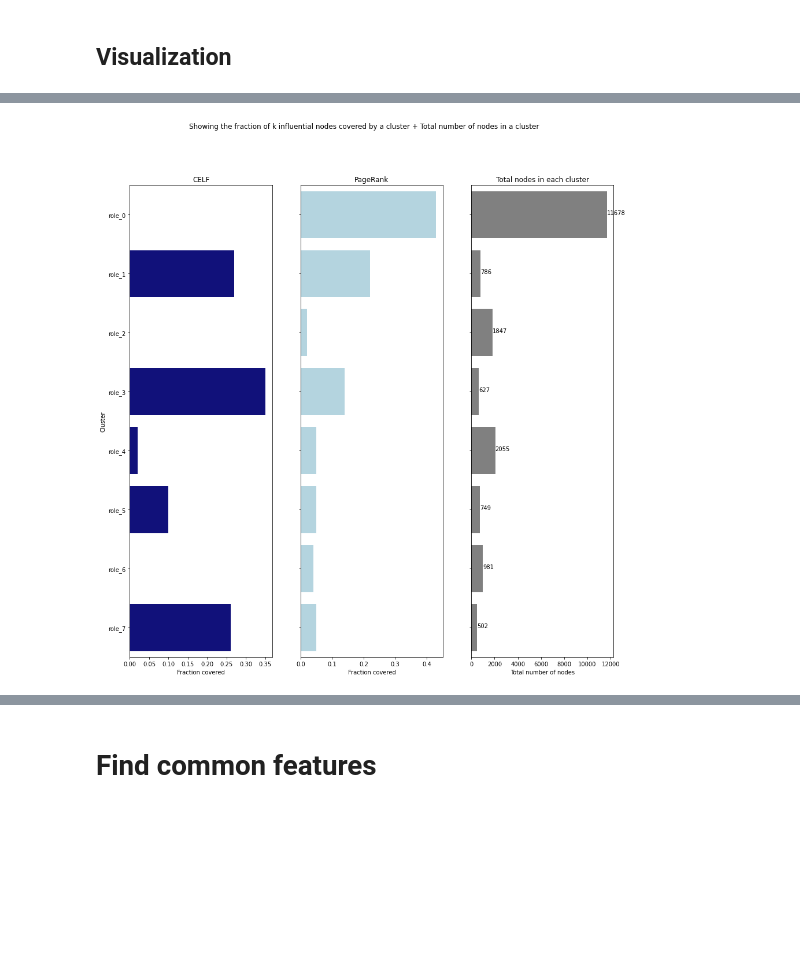
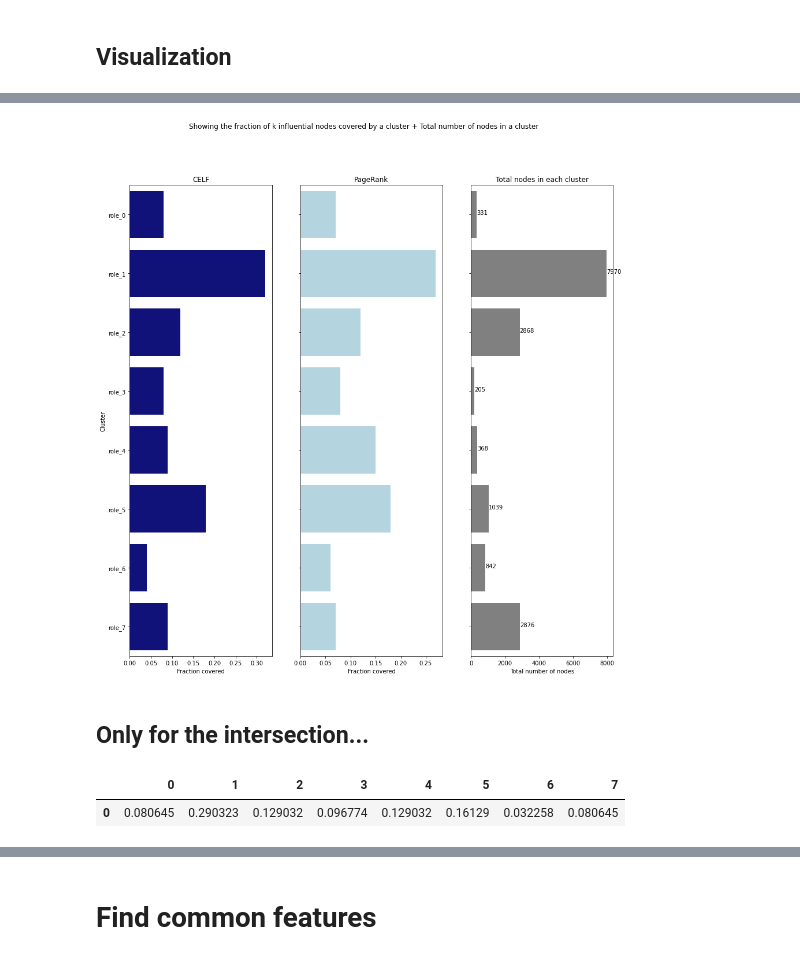
Before and after one commit to alexcosta13/twitter-superspreaders, a Jupyter notebook: 04_results_and_visualization.ipynb, the cells around one changed output, grey strips where cells are left out. Cells and saved outputs as stored; diff of their text form; code cells hidden in the pictures; blank space fills up the shorter version.

```diff
--- a/04_results_and_visualization.ipynb
+++ b/04_results_and_visualization.ipynb
@@ -9,2 +10,7 @@ import numpy as np
+# %%
+# paths
+feature_extractions_path = "data/feature_extractions.csv"
+celf_path = 'data/100_spreaders_celf.txt'
+pagerank_path = 'data/100_spreaders_pagerank.txt'
 # %% [markdown]
 ## Load nodes from clusters, CELF, and PageRank
@@ -20,0 +17,6 @@ PageRank_top_k_nodes = [88, 26, 1988, 77, 4, 677, 14454, 640, 2342, 8016, 2567,
+# %%
+# Load cluster nodes
+feature_extraction_df = pd.read_csv(feature_extractions_path)
+feature_extraction_df.rename(columns={feature_extraction_df.columns[0]: 'node'}, inplace = True)
+cluster_df = feature_extraction_df.copy()[['node','cluster']]
+cluster_df
@@ -39,6 +62,6 @@ for cluster, count in zip(clusters, counts):
 clusters, counts = zip(*roles_count.items())
 plt.bar(clusters, counts)
 for i, v in enumerate(counts):
-    plt.text(xlocs[i] - 0.35, v+0.5, str(v))
+    plt.text(i-0.3, v+50, str(v))
 plt.show()
 # %% [output]
@@ -46,9 +69,9 @@ plt.show()
 # %% [markdown]
 ## Calculating the fractions
 # %%
-# Nodes from MC and PageRank
-CELF_nodes = CELF_top_k_nodes.copy()
-PageRank_nodes = PageRank_top_k_nodes.copy()
+# Nodes from MC and pagerank
+celf_nodes = celf_top_k_nodes.copy()
+pagerank_nodes = pagerank_top_k_nodes.copy()
 
 # Nodes Rolex clusters
 role_0 = list(cluster_df[cluster_df['cluster'] == 'role_0']['node'])
@@ -111,30 +132,40 @@ plt.show()
 # %%
 total = pd.DataFrame(cluster_match_df.iloc[0]).T
 MC = pd.DataFrame(cluster_match_df.iloc[1]).T
 PageRank = pd.DataFrame(cluster_match_df.iloc[2]).T
 
 fig, axes = plt.subplots(1, 3, figsize=(15, 15), sharey=True)
 fig.suptitle('Showing the fraction of k influential nodes covered by a cluster + Total number of nodes in a cluster')
 
-# CELF
+# Plotting CELF
 bar1 = sns.barplot(ax=axes[0], data=MC, color='darkblue', orient = "h")
 axes[0].set_title("CELF")
 
-# PageRank
+# Plotting PageRank
 bar2 = sns.barplot(ax=axes[1], data=PageRank, color='lightblue', orient = "h")
 axes[1].set_title("PageRank")
 
-# Total nr of nodes
+# Plotting Total nr of nodes
+
+# Counting nodes in each cluster
+roles_count = {}
+list_roles = list(cluster_df['cluster'])
+clusters, counts = np.unique(list_roles, return_counts=True)
+for cluster, count in zip(clusters, counts):
+    roles_count[cluster] = count
+
 bar3 = sns.barplot(y = clusters, x = counts, ax=axes[2], color='grey', orient = "h")
 axes[2].set_title("Total nodes in each cluster")
 # Adding total numbers
 for i, v in enumerate(counts):
-    plt.text(v, xlocs[i], str(v))
+    plt.text(v, i, str(v))
 
 axes[0].set(ylabel='Cluster', xlabel='Fraction covered')
 axes[1].set(xlabel='Fraction covered')
 axes[2].set(xlabel='Total number of nodes')
 
 plt.show()
 # %% [output]
-[figure, old version]
+[figure, new version]
+# %% [markdown]
+## Only for the intersection...
@@ -140,0 +196,6 @@ plt.show()
+# %%
+cluster_match_df = pd.DataFrame.from_dict(cluster_match)
+cluster_match_df
+# %% [output]
+|  | 0 | 1 | 2 | 3 | 4 | 5 | 6 | 7 |
+| 0 | 0.080645 | 0.290323 | 0.129032 | 0.096774 | 0.129032 | 0.16129 | 0.032258 | 0.080645 |
```
Also changed, not shown: parts of 48 cells of this notebook.
